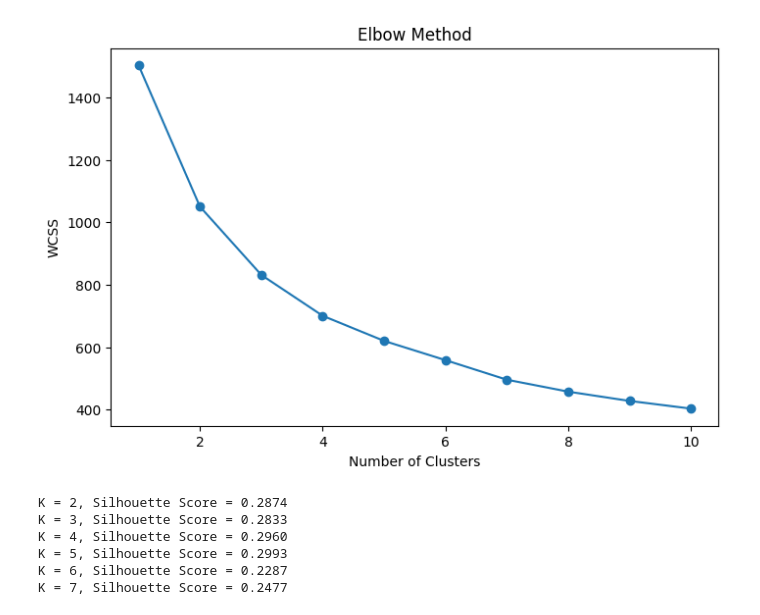
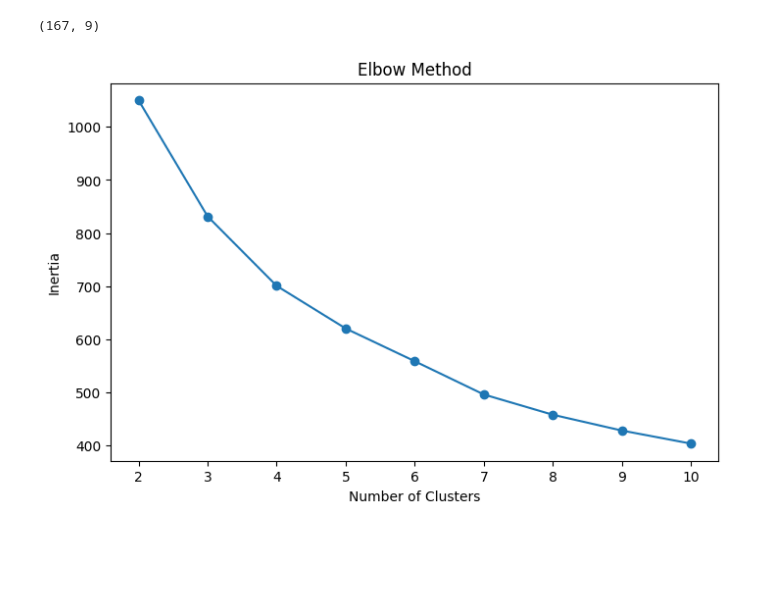
Before and after one commit to KUSH-aiml/Celebal_Assignment, a Jupyter notebook: week3_Kushagra_Sharma.ipynb, the cells around one changed output. Drawn from its saved outputs; the diff is of its cells as text; code cells hidden in the pictures; blank space fills up the shorter version.

```diff
--- a/week3_Kushagra_Sharma.ipynb
+++ b/week3_Kushagra_Sharma.ipynb
@@ -67,4 +137,11 @@ dtype: int64
 # %%
-countries = df['country']
+country_names = df['country']
 
 X = df.drop('country', axis=1)
+
+scaler = StandardScaler()
+X_scaled = scaler.fit_transform(X)
+
+print(X_scaled.shape)
+# %% [output]
+(167, 9)
@@ -75,43 +148,17 @@ X_scaled = scaler.fit_transform(X)
 # %%
-wcss = []
+inertia = []
 
-for k in range(1, 11):
-    kmeans = KMeans(
-        n_clusters=k,
-        random_state=42,
-        n_init=10
-    )
-
-    kmeans.fit(X_scaled)
-    wcss.append(kmeans.inertia_)
+for k in range(2,11):
+    km = KMeans(n_clusters=k, random_state=42, n_init=10)
+    km.fit(X_scaled)
+    inertia.append(km.inertia_)
 
 plt.figure(figsize=(8,5))
-plt.plot(range(1,11), wcss, marker='o')
-plt.xlabel("Number of Clusters")
-plt.ylabel("WCSS")
-plt.title("Elbow Method")
+plt.plot(range(2,11), inertia, marker='o')
+plt.xlabel('Number of Clusters')
+plt.ylabel('Inertia')
+plt.title('Elbow Method')
 plt.show()
 # %% [output]
-[figure, old version]
+[figure, new version]
-# %%
-for k in range(2, 8):
-
-    model = KMeans(
-        n_clusters=k,
-        random_state=42,
-        n_init=10
-    )
-
-    labels = model.fit_predict(X_scaled)
-
-    score = silhouette_score(X_scaled, labels)
-
-    print(f"K = {k}, Silhouette Score = {score:.4f}")
-# %% [output]
-K = 2, Silhouette Score = 0.2874
-K = 3, Silhouette Score = 0.2833
-K = 4, Silhouette Score = 0.2960
-K = 5, Silhouette Score = 0.2993
-K = 6, Silhouette Score = 0.2287
-K = 7, Silhouette Score = 0.2477
 # %%
```
Also changed, not shown: parts of 22 cells of this notebook.
